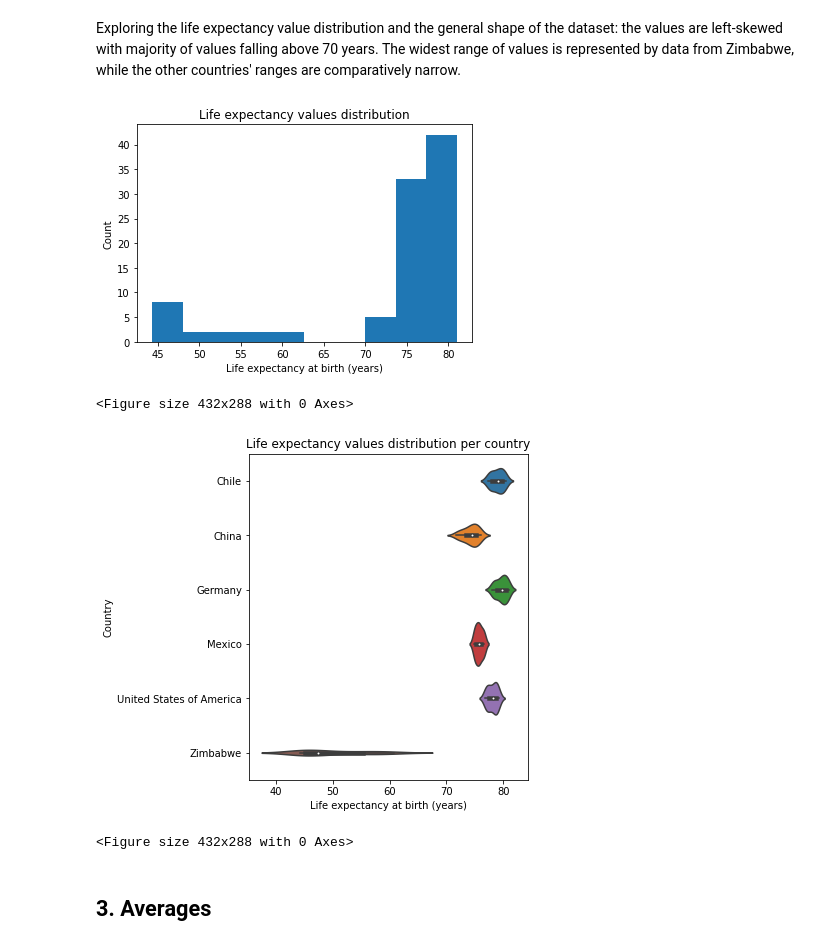
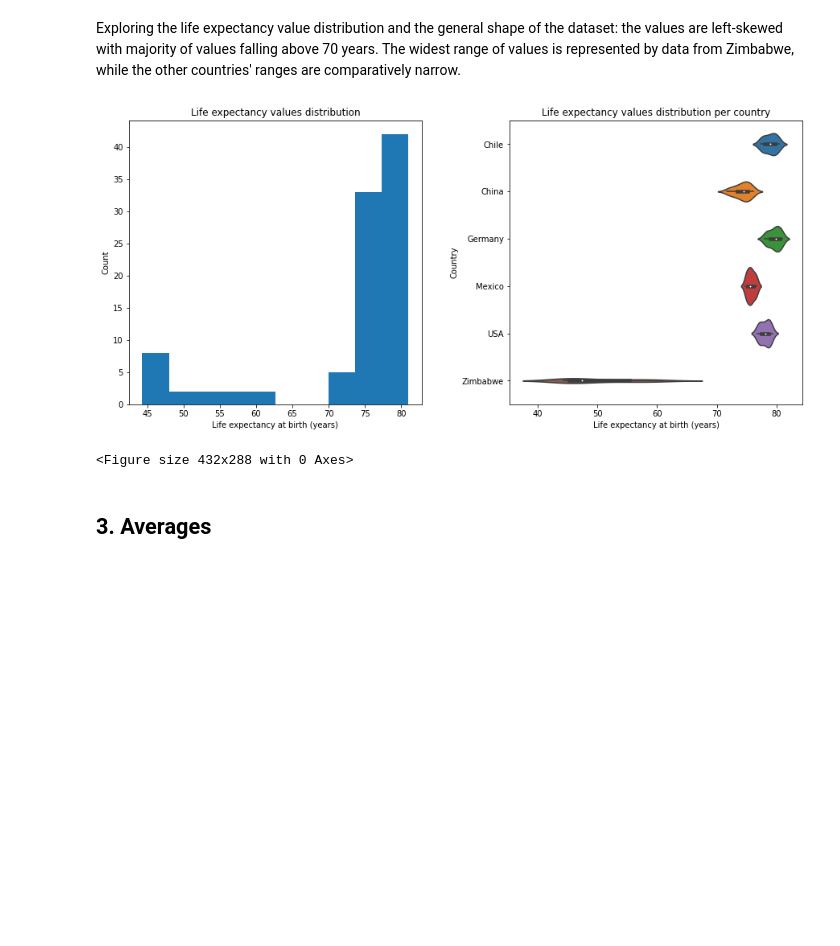
Before and after one commit to R0go/GDP_Life_Expectancy, a Jupyter notebook: life_expectancy_gdp.ipynb, the cells around one changed output. Saved outputs shown, nothing was run; the diff lists cells and outputs as text; code cells hidden in the pictures; blank space fills up the shorter version.

```diff
--- a/life_expectancy_gdp.ipynb
+++ b/life_expectancy_gdp.ipynb
@@ -35,14 +43,19 @@ memory usage: 3.1+ KB
 3   Chile  2003                              77.9  7.564346e+10
 4   Chile  2004                              78.0  9.921039e+10
 # %%
+print(data_file.head())
 #Renaming the life expectancy column to make it usable as an attribute
 data_file.rename(columns = {'Life expectancy at birth (years)':'Life'}, inplace = True)
 
 #Working out GDP values by dividing them by 1,000,000,000 for more readable presentation
 data_file.GDP = data_file['GDP'].apply(lambda x: round((x / 1000000000),4))
 
+
 #Checking the data after modifications:
-print(data_file.head())
+#print(data_file.head())
+
+#Renaming United States of America to USA
+data_file = data_file.replace({'United States of America':'USA'})
 
 #Checking the list of countries
 print(data_file.Country.unique())
@@ -86,25 +103,23 @@ plt.clf()
 # %% [markdown]
 Exploring the life expectancy value distribution and the general shape of the dataset: the values are left-skewed with majority of values falling above 70 years. The widest range of values is represented by data from Zimbabwe, while the other countries' ranges are comparatively narrow.
 # %%
+fig, ax = plt.subplots(figsize=(15,7))
+ax = plt.subplot(1,2,1)
 plt.hist(data_file['Life'])
 plt.title('Life expectancy values distribution')
 plt.xlabel('Life expectancy at birth (years)')
 plt.ylabel('Count')
-plt.show()
-plt.clf()
 
-
-fig, ax = plt.subplots(figsize=(5,6))
+ax = plt.subplot(1,2,2)
 sns.violinplot(x='Life', y='Country', data = data_file)
 plt.title('Life expectancy values distribution per country')
 plt.xlabel('Life expectancy at birth (years)')
+plt.subplots_adjust(hspace = 0.5, wspace = 0.3, bottom = 0.1, top = 0.8)
 plt.show()
 plt.clf()
 # %% [output]
-[figure, old version]
+[figure, new version]
 <Figure size 432x288 with 0 Axes>
-[figure, removed]
-<Figure size 432x288 with 0 Axes>
 # %% [markdown]
 ## 3. Averages
 # %% [markdown]
```
Also changed, not shown: parts of 18 cells of this notebook.
